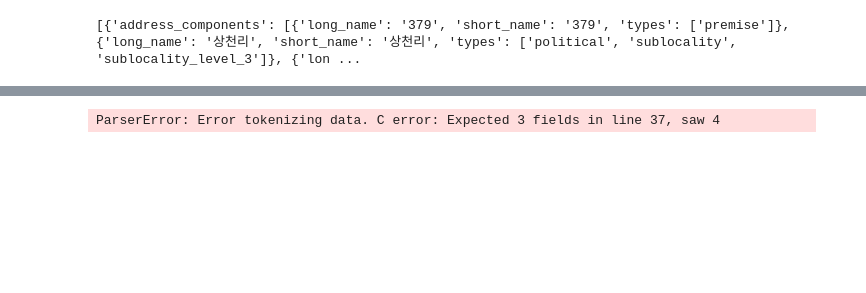
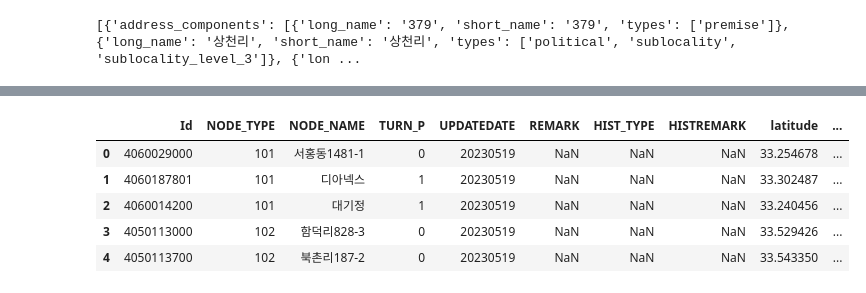
Before and after one commit to DongmyeongBack/road_network, a Jupyter notebook: road_population.ipynb, the cells around one changed output, grey strips where cells are left out. Cells and saved outputs as stored; diff of their text form; code cells hidden in the pictures; blank space fills up the shorter version.

```diff
--- a/road_population.ipynb
+++ b/road_population.ipynb
@@ -52,5 +53,10 @@ df['address'] = df.apply(get_address, axis=1)
 # %%
-df = pd.read_csv('data/Jeju_nodes.csv')
-df.head()
+address = pd.read_csv('data/Jeju_nodes.csv', encoding='utf-8', sep=';')
+address.head()
 # %% [output]
-ParserError: Error tokenizing data. C error: Expected 3 fields in line 37, saw 4
+|  | Id | NODE_TYPE | NODE_NAME | TURN_P | UPDATEDATE | REMARK | HIST_TYPE | HISTREMARK | latitude | ... |
+| 0 | 4060029000 | 101 | 서홍동1481-1 | 0 | 20230519 | NaN | NaN | NaN | 33.254678 | ... |
+| 1 | 4060187801 | 101 | 디아넥스 | 1 | 20230519 | NaN | NaN | NaN | 33.302487 | ... |
+| 2 | 4060014200 | 101 | 대기정 | 1 | 20230519 | NaN | NaN | NaN | 33.240456 | ... |
+| 3 | 4050113000 | 102 | 함덕리828-3 | 0 | 20230519 | NaN | NaN | NaN | 33.529426 | ... |
+| 4 | 4050113700 | 102 | 북촌리187-2 | 0 | 20230519 | NaN | NaN | NaN | 33.543350 | ... |
```
Also changed, not shown: parts of 8 cells of this notebook, 5 other files.
